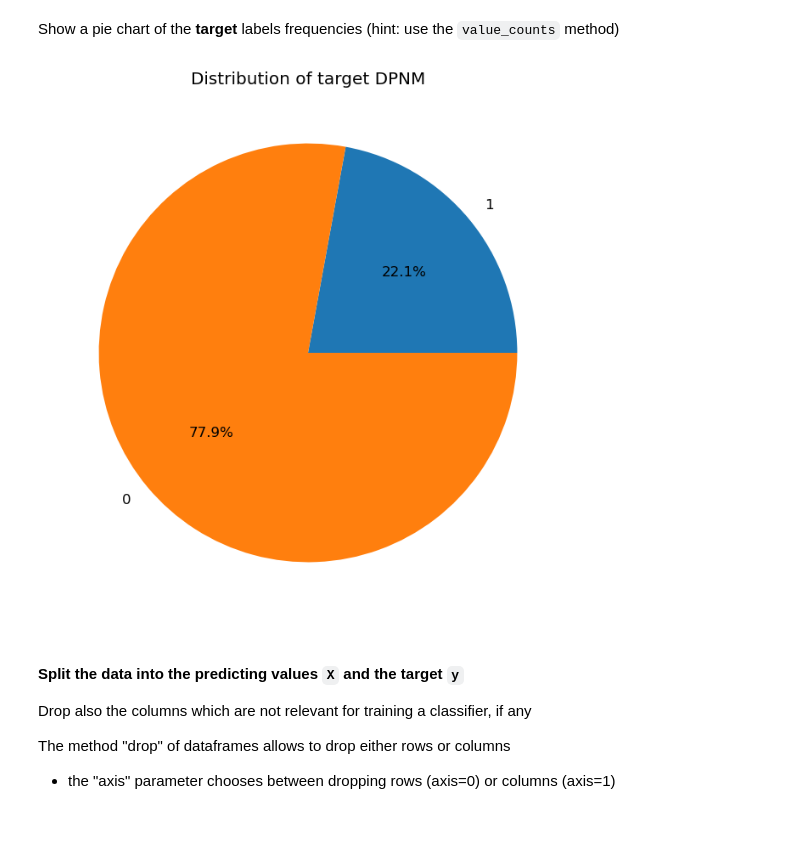
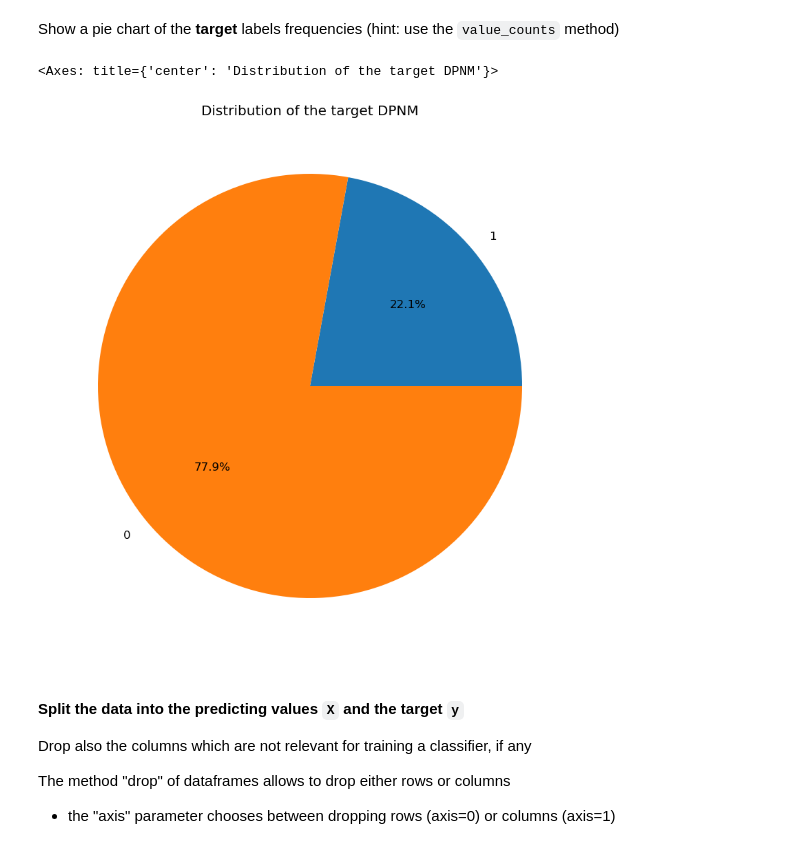
Before and after one commit to Jacopoabete/BBS_Machine_Learning_public, a Jupyter notebook: Lab-Class-b-tuning-dt-grid-search-cv/lab3b-class-dt-grid-search-cv-w-cost-function_nocode.ipynb, the cells around one changed output. Drawn from its saved outputs; the diff is of its cells as text; code cells hidden in the pictures.

```diff
--- a/Lab-Class-b-tuning-dt-grid-search-cv/lab3b-class-dt-grid-search-cv-w-cost-function_nocode.ipynb
+++ b/Lab-Class-b-tuning-dt-grid-search-cv/lab3b-class-dt-grid-search-cv-w-cost-function_nocode.ipynb
@@ -69,17 +69,11 @@ from sklearn.tree import DecisionTreeClassifier, plot_tree
 
 plt.rcParams['figure.figsize'] = [10, 10]
 plt.rcParams.update({'font.size'   : 12})
-random_state = 17
-train_size = 0.67
+random_state = 7
+train_size = 0.7
 n_splits = 3
 np.random.seed(random_state)
-# the random state is reset here in numpy, all the scikit-learn procedure use the numpy random state
-# obviously the experiment can be repeated exactly only with a complete run of the program
-
-# data_url = "../data/winequality-red.csv"
-data_url = "../data/default-of-credit-card-clients.xlsx"
-# sep = ';'
-# sep = ','
+data_url = 'C:/Users/jacop/OneDrive/Documenti/BBS_Machine_Learning_public/data/default-of-credit-card-clients.xlsx'
 target = 'DPNM'
 # %% [markdown]
 Read the data into a dataframe and show the size
@@ -155,15 +149,14 @@ dtype: float64
 # %% [markdown]
 Show a pie chart of the __target__ labels frequencies (hint: use the `value_counts` method)
 # %%
-df[target].value_counts(sort=False).plot(
-                        kind='pie'
-                        , autopct='%1.1f%%'
-                        , title="Distribution of target {}".format(target)
-                        , ylabel=''
-                        , figsize=(8,8)
-                        );
+df[target].value_counts(sort=False).plot(kind='pie',
+                                         autopct='%1.1f%%',
+                                         title='Distribution of the target {}'.format(target),
+                                         ylabel='',
+                                         figsize=(10,10))
 # %% [output]
+<Axes: title={'center': 'Distribution of the target DPNM'}>
-[figure, old version]
+[figure, new version]
 # %% [markdown]
 #### Split the data into the __predicting values__ `X` and the __target__ `y`
 Drop also the columns which are not relevant for training a classifier, if any
```
Also changed, not shown: parts of 1 cell of this notebook, 4 other files.
